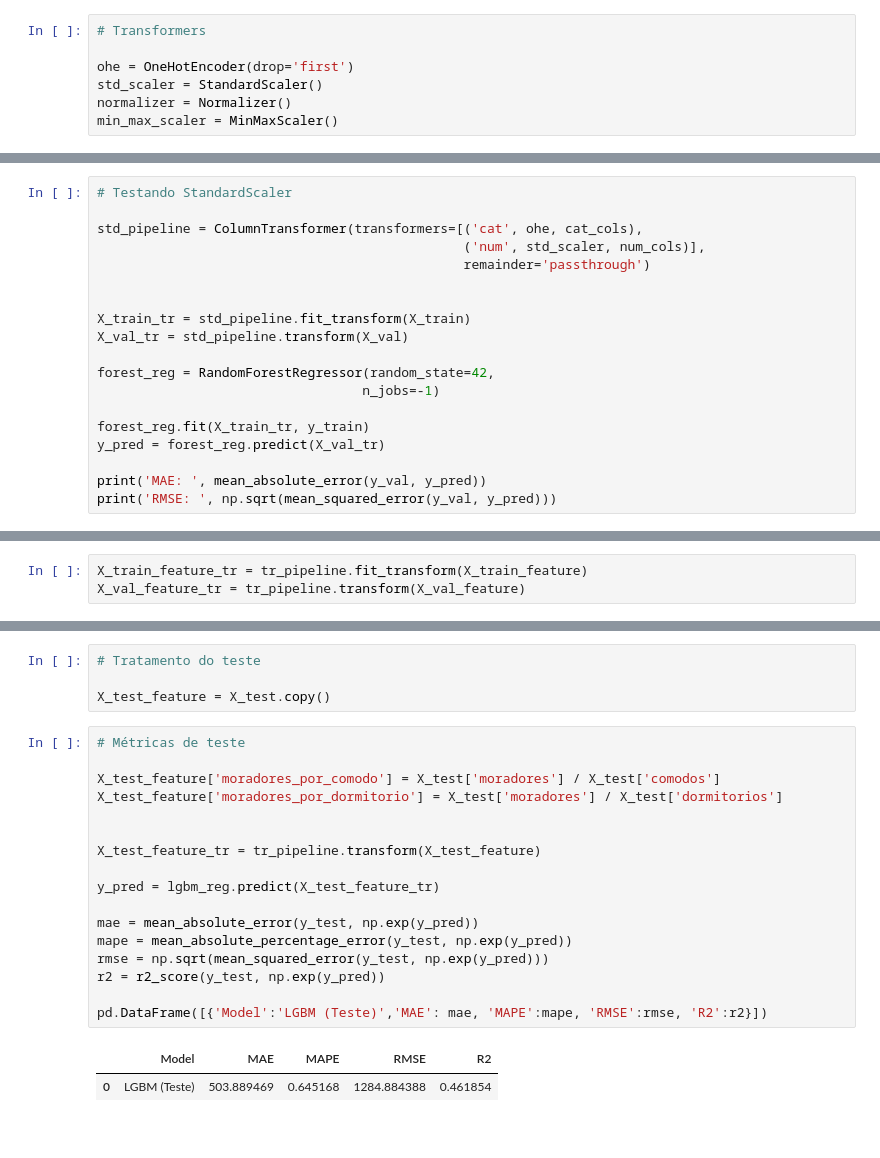
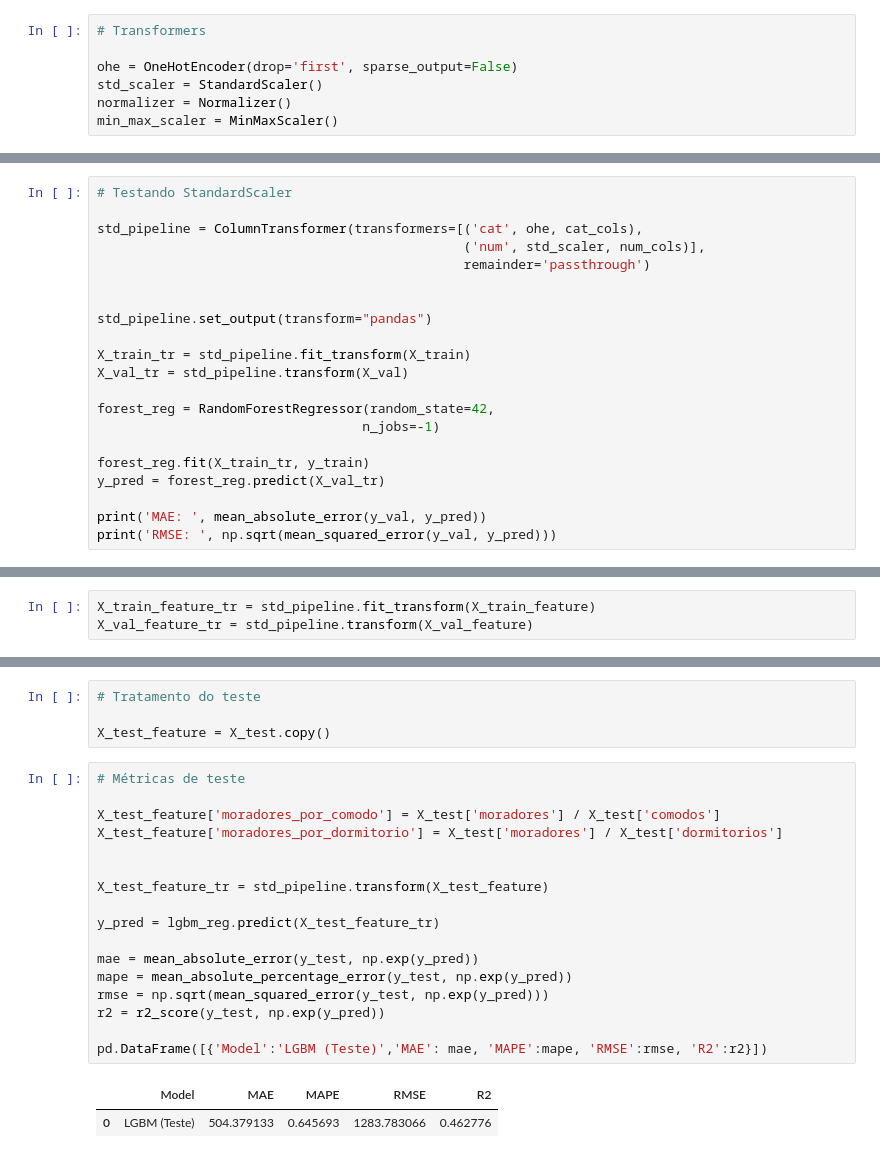
Before and after one commit to franklinzppa/renda-censo-regressao, a Jupyter notebook: renda-reg.ipynb, the cells around one changed output, grey strips where cells are left out. Saved outputs shown, nothing was run; the diff lists cells and outputs as text.

```diff
--- a/renda-reg.ipynb
+++ b/renda-reg.ipynb
@@ -470,7 +518,7 @@ num_cols = list(X_train.select_dtypes('int64').columns)
 # %%
 # Transformers
 
-ohe = OneHotEncoder(drop='first')
+ohe = OneHotEncoder(drop='first', sparse_output=False)
 std_scaler = StandardScaler()
 normalizer = Normalizer()
 min_max_scaler = MinMaxScaler()
@@ -525,6 +573,8 @@ std_pipeline = ColumnTransformer(transformers=[('cat', ohe, cat_cols),
                                                ('num', std_scaler, num_cols)],
                                                remainder='passthrough')
 
+
+std_pipeline.set_output(transform="pandas")
 
 X_train_tr = std_pipeline.fit_transform(X_train)
 X_val_tr = std_pipeline.transform(X_val)
@@ -651,8 +734,8 @@ X_train_feature['moradores_por_dormitorio'] = X_train['moradores'] / X_train['do
 X_val_feature['moradores_por_comodo'] = X_val['moradores'] / X_val['comodos']
 X_val_feature['moradores_por_dormitorio'] = X_val['moradores'] / X_val['dormitorios']
 # %%
-X_train_feature_tr = tr_pipeline.fit_transform(X_train_feature)
-X_val_feature_tr = tr_pipeline.transform(X_val_feature)
+X_train_feature_tr = std_pipeline.fit_transform(X_train_feature)
+X_val_feature_tr = std_pipeline.transform(X_val_feature)
 # %%
 forest_reg = RandomForestRegressor(random_state=42,
                                    n_jobs=-1)
@@ -818,23 +907,23 @@ X_test_feature = X_test.copy()
 # %%
 # Métricas de teste
 
 X_test_feature['moradores_por_comodo'] = X_test['moradores'] / X_test['comodos']
 X_test_feature['moradores_por_dormitorio'] = X_test['moradores'] / X_test['dormitorios']
 
 
-X_test_feature_tr = tr_pipeline.transform(X_test_feature)
+X_test_feature_tr = std_pipeline.transform(X_test_feature)
 
 y_pred = lgbm_reg.predict(X_test_feature_tr)
 
 mae = mean_absolute_error(y_test, np.exp(y_pred))
 mape = mean_absolute_percentage_error(y_test, np.exp(y_pred))
 rmse = np.sqrt(mean_squared_error(y_test, np.exp(y_pred)))
 r2 = r2_score(y_test, np.exp(y_pred))
 
 pd.DataFrame([{'Model':'LGBM (Teste)','MAE': mae, 'MAPE':mape, 'RMSE':rmse, 'R2':r2}])
 # %% [output]
 |  | Model | MAE | MAPE | RMSE | R2 |
-| 0 | LGBM (Teste) | 503.889469 | 0.645168 | 1284.884388 | 0.461854 |
+| 0 | LGBM (Teste) | 504.379133 | 0.645693 | 1283.783066 | 0.462776 |
 # %%
 # Intevalo de confiança
 
```
Also changed, not shown: parts of 46 cells of this notebook.
